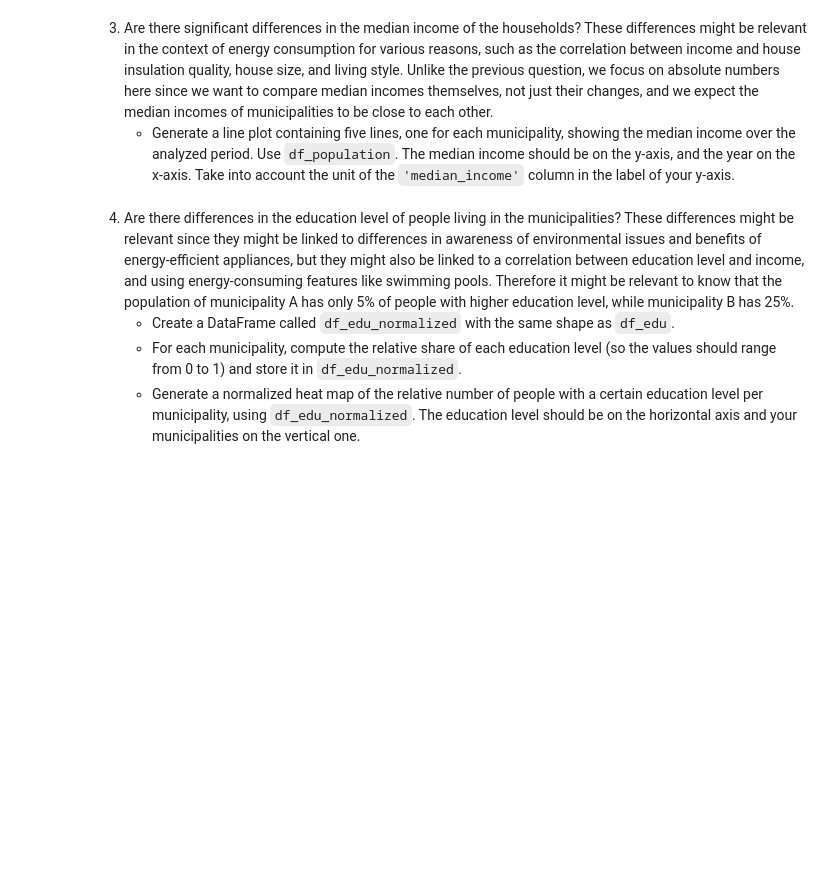
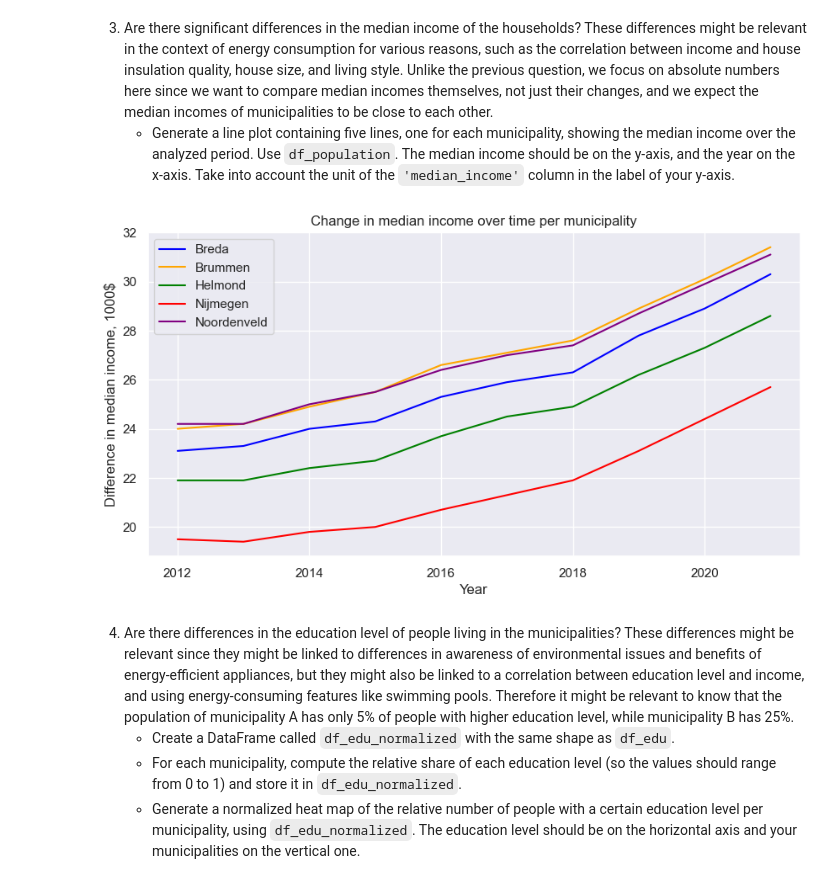
Before and after one commit to Modgen1/2IAB1, a Jupyter notebook: GA1/GA1-2076209.ipynb, the cells around one changed output. Saved outputs shown, nothing was run; the diff lists cells and outputs as text; code cells hidden in the pictures; blank space fills up the shorter version.

```diff
--- a/GA1/GA1-2076209.ipynb
+++ b/GA1/GA1-2076209.ipynb
@@ -726,3 +744,23 @@ The median income should be on the y-axis, and the year on the x-axis.  Take int
+# %%
+#// BEGIN_TODO [GA1_1a3] (2 points)
+
+ax = sns.lineplot(x=df_population[df_population['municipality'] == 'Breda']['year'],
+                  y=df_population[df_population['municipality'] == 'Breda']['median_income'], c='blue', label='Breda')
+sns.lineplot(x=df_population[df_population['municipality'] == 'Brummen']['year'],
+             y=df_population[df_population['municipality'] == 'Brummen']['median_income'], ax=ax, c='orange', label='Brummen')
+sns.lineplot(x=df_population[df_population['municipality'] == 'Helmond']['year'],
+             y=df_population[df_population['municipality'] == 'Helmond']['median_income'], ax=ax, c='green', label='Helmond')
+sns.lineplot(x=df_population[df_population['municipality'] == 'Nijmegen']['year'],
+             y=df_population[df_population['municipality'] == 'Nijmegen']['median_income'], ax=ax, c='red', label='Nijmegen')
+sns.lineplot(x=df_population[df_population['municipality'] == 'Noordenveld']['year'],
+             y=df_population[df_population['municipality'] == 'Noordenveld']['median_income'], ax=ax, c='purple', label='Noordenveld')
+
+ax.set_xlabel('Year')
+ax.set_ylabel('Difference in median income, 1000$')
+ax.set_title('Change in median income over time per municipality')
+ax.legend();
+# %% [output]
+[figure, added]
 # %%
 #// END_TODO [GA1_1a3]
 # %% [markdown]
```
Also changed, not shown: parts of 10 cells of this notebook.
